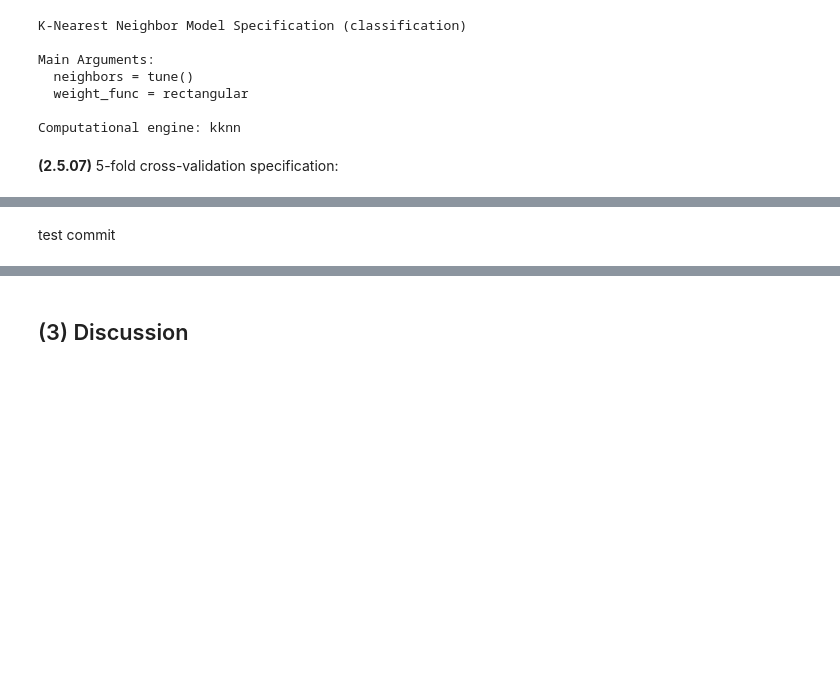
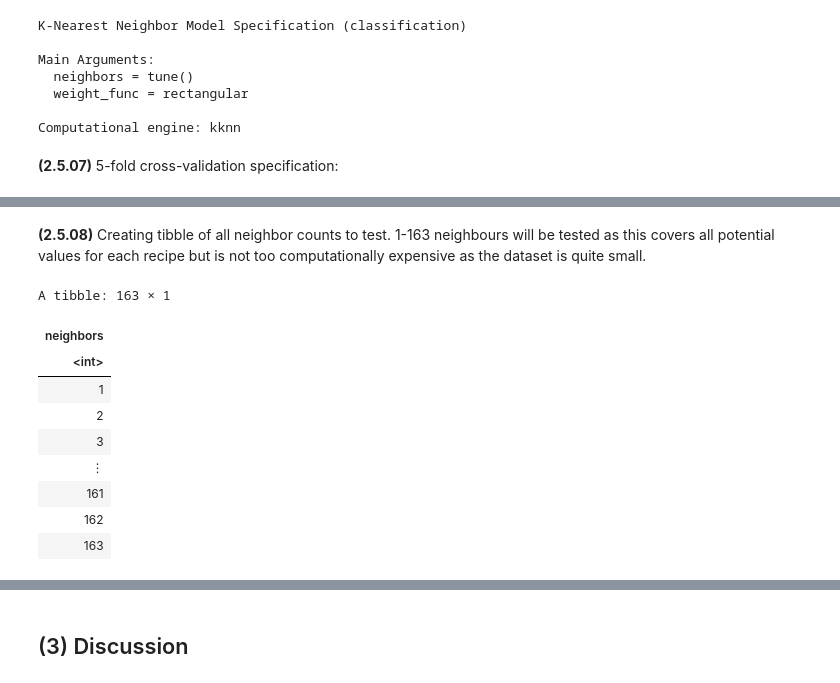
Before and after one commit to mke-l/dsci100-project, a Jupyter notebook: project_group1.ipynb, the cells around one changed output, grey strips where cells are left out. Saved outputs shown, nothing was run; the diff lists cells and outputs as text; code cells hidden in the pictures; blank space fills up the shorter version.

```diff
--- a/project_group1.ipynb
+++ b/project_group1.ipynb
@@ -392,2 +364,17 @@ ERROR while rich displaying an object: Error in (function (..., row.names = NULL
-# %% [markdown]
-test commit
+# %% [markdown]
+**(2.5.08)** Creating tibble of all neighbor counts to test. 1-163 neighbours will be tested as this covers all potential values for each recipe but is not too computationally expensive as the dataset is quite small.
+# %%
+neighbors <- tibble(neighbors = c(1:163))
+
+neighbors
+# %% [output]
+A tibble: 163 × 1
+| neighbors |
+| <int> |
+| 1 |
+| 2 |
+| 3 |
+| ⋮ |
+| 161 |
+| 162 |
+| 163 |
```
Also changed, not shown: parts of 10 cells of this notebook.
